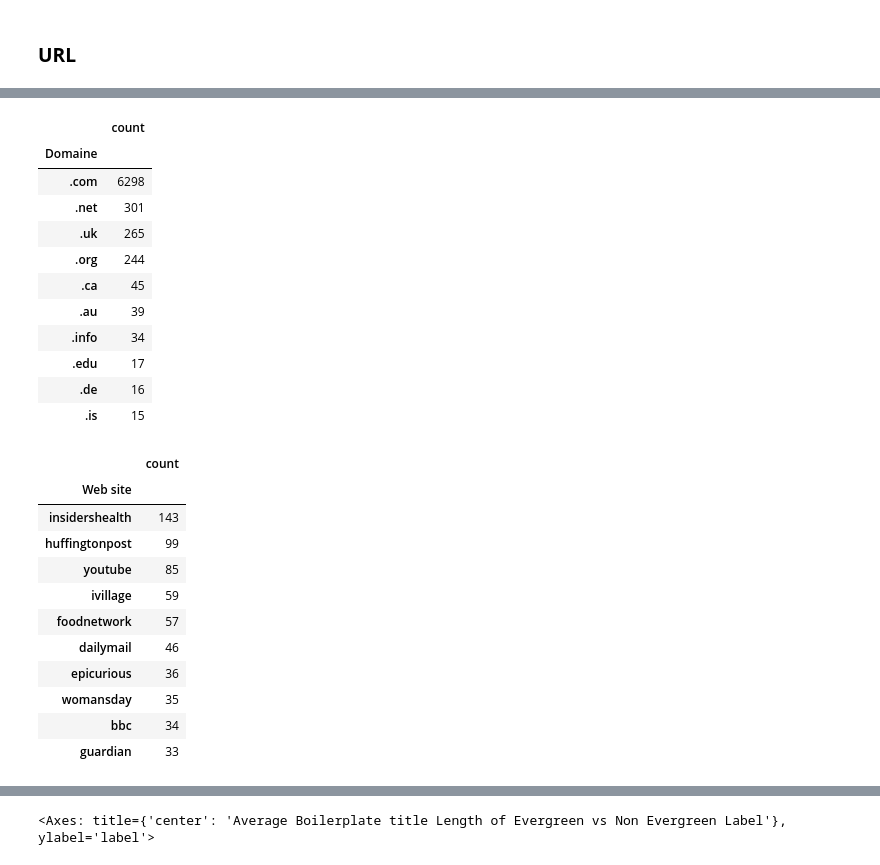
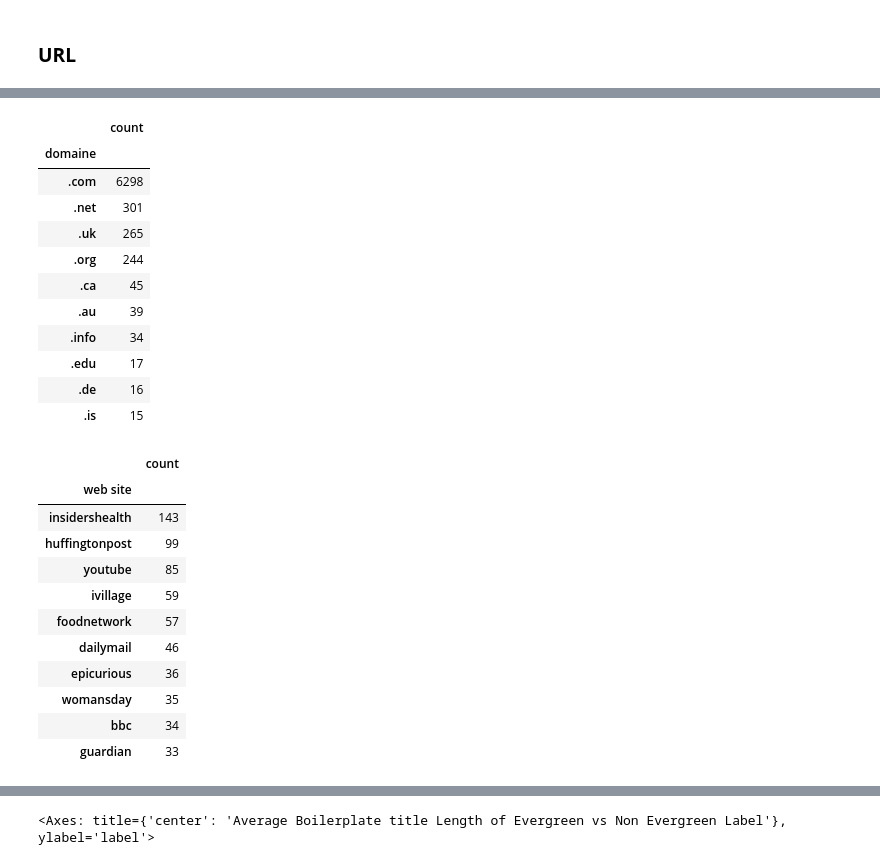
Before and after one commit to olamineZakaria/StumbleUpon-Evergreen-Classification-Challenge, a Jupyter notebook: stumbleupon_problem.ipynb, the cells around one changed output, grey strips where cells are left out. Cells and saved outputs as stored; diff of their text form; code cells hidden in the pictures.

```diff
--- a/stumbleupon_problem.ipynb
+++ b/stumbleupon_problem.ipynb
@@ -143,16 +143,14 @@ def get_WebsiteName_Domaine(url,wich="w"):
         return match_name_webSite.group(0)
     elif match_domaine and wich=="d":
         return match_domaine.group(0)
-    else:
-        "Unknown"
 
-data["Web site"] = data['url'].apply(get_WebsiteName_Domaine)
-data["Domaine"] = data['url'].apply(get_WebsiteName_Domaine,wich="d")
+data["web site"] = data['url'].apply(get_WebsiteName_Domaine)
+data["domaine"] = data['url'].apply(get_WebsiteName_Domaine,wich="d")
 # %%
-data["Domaine"].value_counts()[:10].to_frame().style.background_gradient()
+data["domaine"].value_counts()[:10].to_frame().style.background_gradient()
 # %% [output]
 |  | count |
-| Domaine |  |
+| domaine |  |
 | .com | 6298 |
 | .net | 301 |
 | .uk | 265 |
@@ -164,10 +162,10 @@ data["Domaine"].value_counts()[:10].to_frame().style.background_gradient()
 | .de | 16 |
 | .is | 15 |
 # %%
-data["Web site"].value_counts()[:10].to_frame().style.background_gradient()
+data["web site"].value_counts()[:10].to_frame().style.background_gradient()
 # %% [output]
 |  | count |
-| Web site |  |
+| web site |  |
 | insidershealth | 143 |
 | huffingtonpost | 99 |
 | youtube | 85 |
```
Also changed, not shown: parts of 16 cells of this notebook.
